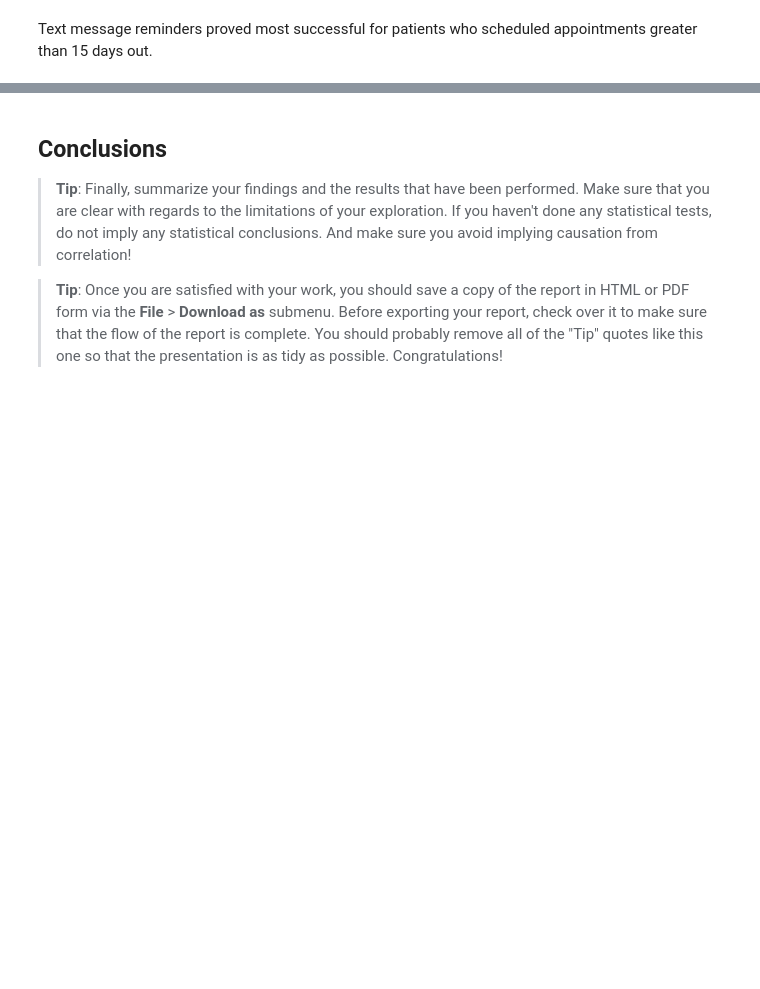
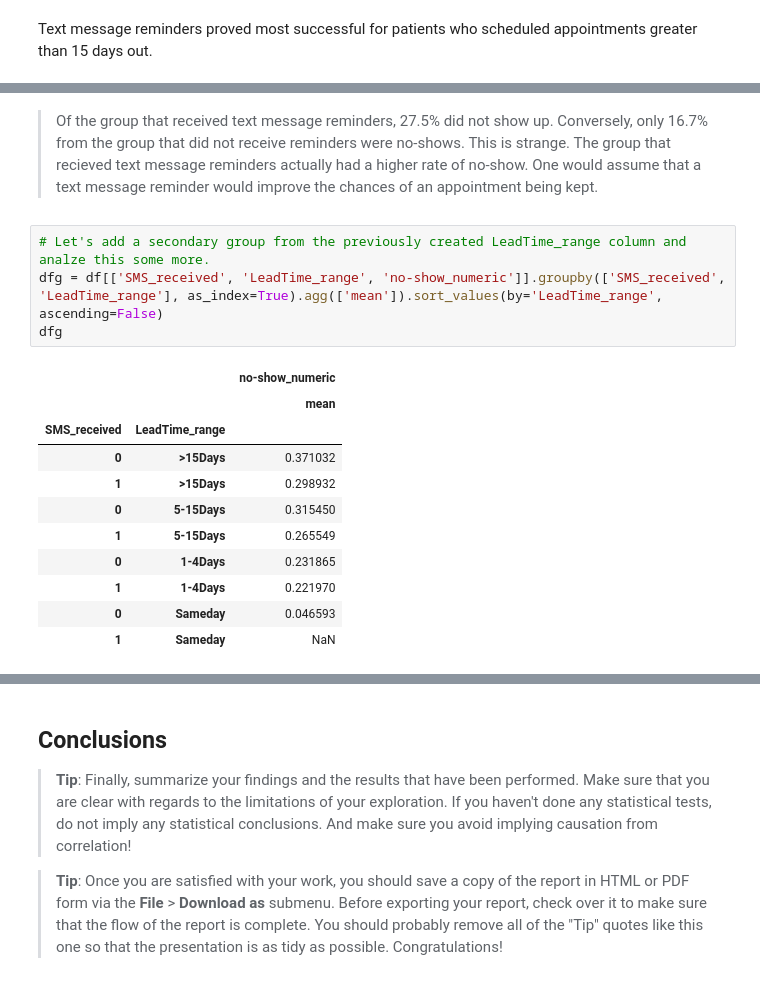
Before and after one commit to aaronschnider/medical-appointment-no-shows, a Jupyter notebook: Project - Medical Appointment No-Shows Analysis.ipynb, the cells around one changed output, grey strips where cells are left out. Cells and saved outputs as stored; diff of their text form; blank space fills up the shorter version.

```diff
--- a/Project - Medical Appointment No-Shows Analysis.ipynb
+++ b/Project - Medical Appointment No-Shows Analysis.ipynb
@@ -408,0 +415,19 @@ Text message reminders proved most successful for patients who scheduled appoint
+# %% [markdown]
+> Of the group that received text message reminders, 27.5% did not show up.   Conversely, only 16.7% from the group that did not receive reminders were no-shows.
+> This is strange.  The group that recieved text message reminders actually had a higher rate of no-show.  One would assume that a text message reminder would improve the chances of an appointment being kept.
+# %%
+# Let's add a secondary group from the previously created LeadTime_range column and analze this some more.
+dfg = df[['SMS_received', 'LeadTime_range', 'no-show_numeric']].groupby(['SMS_received', 'LeadTime_range'], as_index=True).agg(['mean']).sort_values(by='LeadTime_range', ascending=False)
+dfg
+# %% [output]
+|  |  | no-show_numeric |
+|  |  | mean |
+| SMS_received | LeadTime_range |  |
+| 0 | >15Days | 0.371032 |
+| 1 | >15Days | 0.298932 |
+| 0 | 5-15Days | 0.315450 |
+| 1 | 5-15Days | 0.265549 |
+| 0 | 1-4Days | 0.231865 |
+| 1 | 1-4Days | 0.221970 |
+| 0 | Sameday | 0.046593 |
+| 1 | Sameday | NaN |
```
Also changed, not shown: parts of 18 cells of this notebook.
